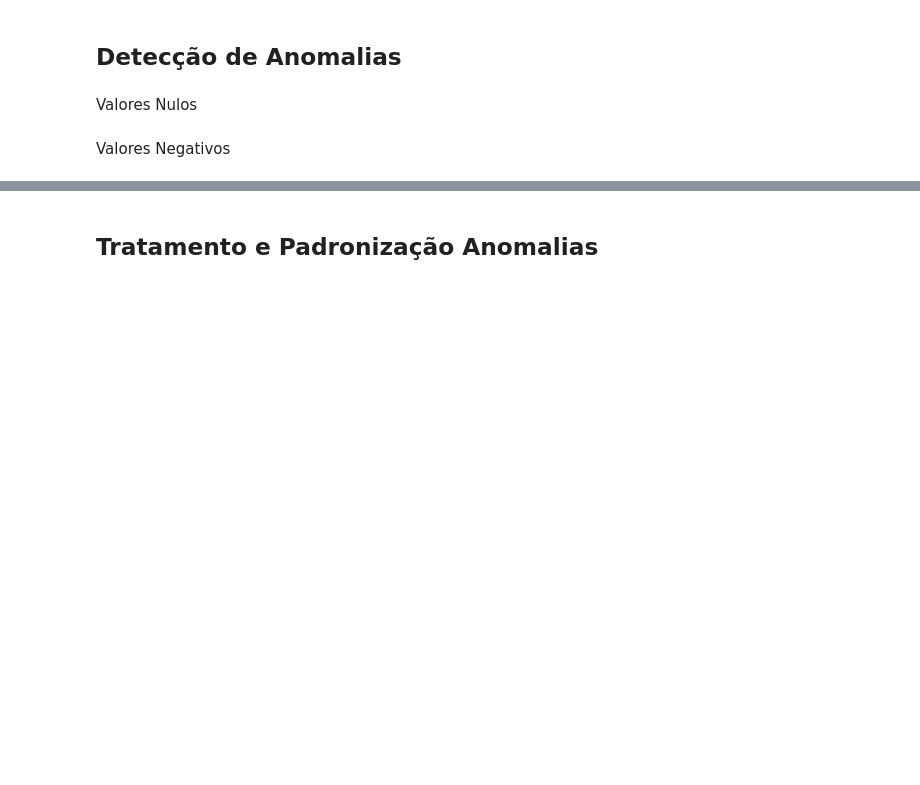
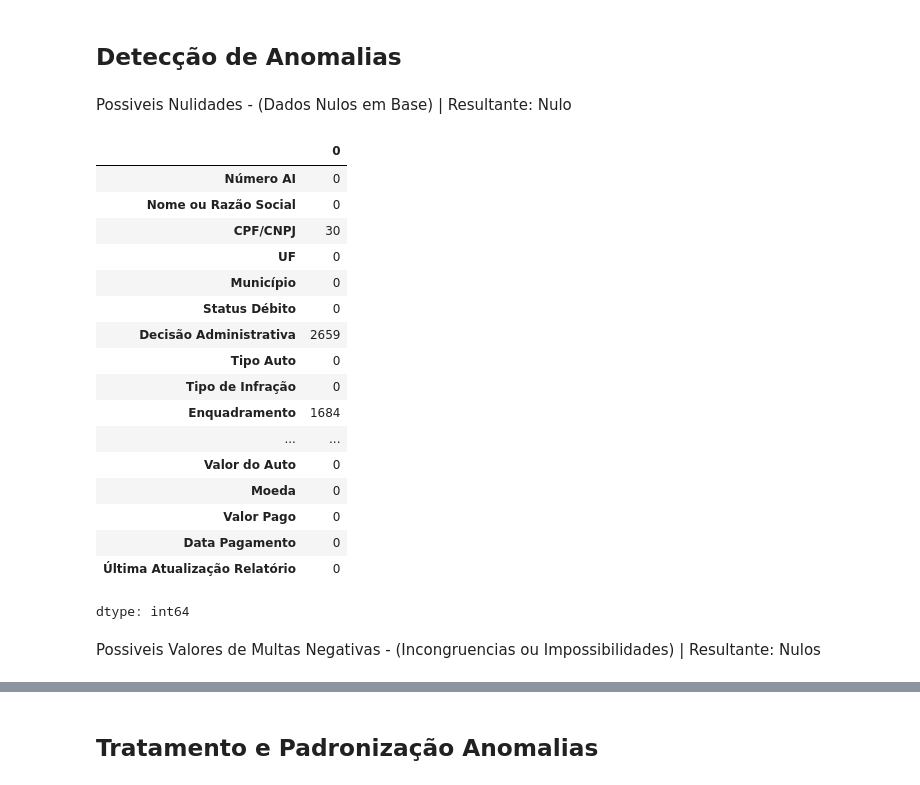
Before and after one commit to VictorHugoTesti/-am-t4-s1a2026, a Jupyter notebook: prova_21_Victor_Testi.ipynb, the cells around one changed output, grey strips where cells are left out. Drawn from its saved outputs; the diff is of its cells as text; code cells hidden in the pictures; blank space fills up the shorter version.

```diff
--- a/prova_21_Victor_Testi.ipynb
+++ b/prova_21_Victor_Testi.ipynb
@@ -35,10 +96,29 @@ base_ibama['Valor do Auto'].describe()
 # %% [markdown]
 ## Detecção de Anomalias
-# %% [markdown]
-Valores Nulos
+# %% [markdown]
+Possiveis Nulidades - (Dados Nulos em Base) | Resultante: Nulo
 # %%
-base_ibama['Valor do Auto'].isnull().sum()
+base_ibama.isnull().sum()
+# %% [output]
+|  | 0 |
+| Número AI | 0 |
+| Nome ou Razão Social | 0 |
+| CPF/CNPJ | 30 |
+| UF | 0 |
+| Município | 0 |
+| Status Débito | 0 |
+| Decisão Administrativa | 2659 |
+| Tipo Auto | 0 |
+| Tipo de Infração | 0 |
+| Enquadramento | 1684 |
+| ... | ... |
+| Valor do Auto | 0 |
+| Moeda | 0 |
+| Valor Pago | 0 |
+| Data Pagamento | 0 |
+| Última Atualização Relatório | 0 |
+dtype: int64
-# %% [markdown]
-Valores Negativos
+# %% [markdown]
+Possiveis Valores de Multas Negativas - (Incongruencias ou Impossibilidades) | Resultante: Nulos
 # %%
 base_ibama.loc[base_ibama['Valor do Auto'] < 0]
```
Also changed, not shown: parts of 50 cells of this notebook.
